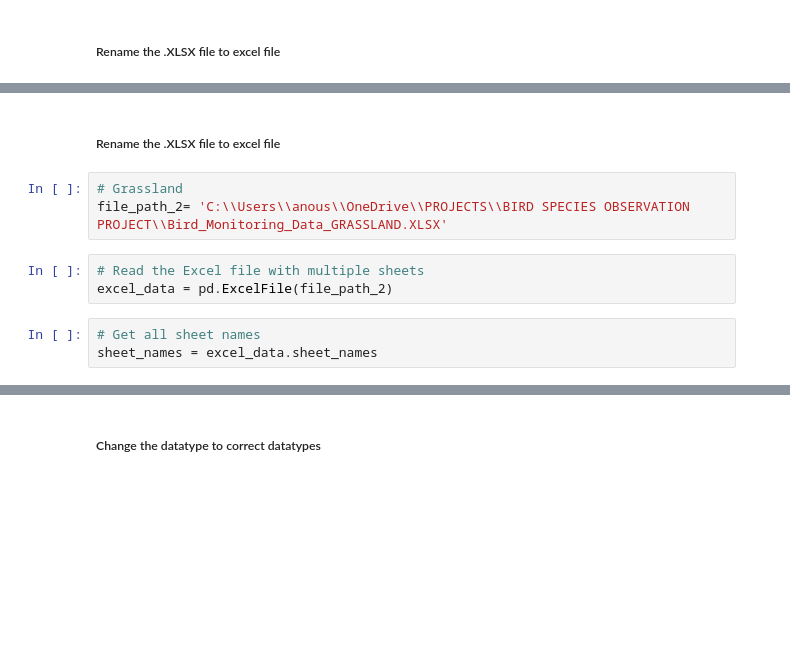
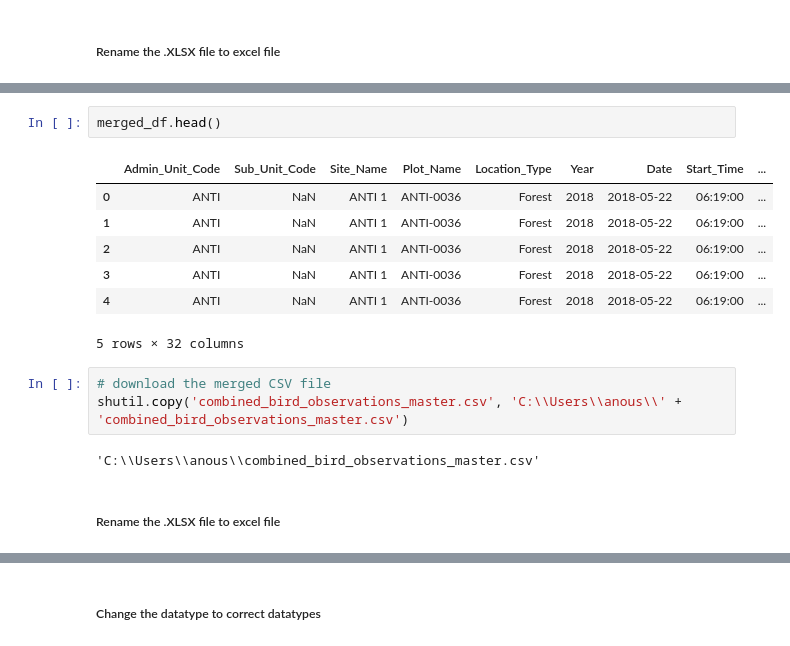
Before and after one commit to Anoushka-Thakur/Birds_species_analysis_report, a Jupyter notebook: birds_observation_analysis.ipynb, the cells around one changed output, grey strips where cells are left out. Drawn from its saved outputs; the diff is of its cells as text; blank space fills up the shorter version.

```diff
--- a/birds_observation_analysis.ipynb
+++ b/birds_observation_analysis.ipynb
@@ -71,11 +194,17 @@ print(combined_data_1)
+# %%
+merged_df.head()
+# %% [output]
+|  | Admin_Unit_Code | Sub_Unit_Code | Site_Name | Plot_Name | Location_Type | Year | Date | Start_Time | ... |
+| 0 | ANTI | NaN | ANTI 1 | ANTI-0036 | Forest | 2018 | 2018-05-22 | 06:19:00 | ... |
+| 1 | ANTI | NaN | ANTI 1 | ANTI-0036 | Forest | 2018 | 2018-05-22 | 06:19:00 | ... |
+| 2 | ANTI | NaN | ANTI 1 | ANTI-0036 | Forest | 2018 | 2018-05-22 | 06:19:00 | ... |
+| 3 | ANTI | NaN | ANTI 1 | ANTI-0036 | Forest | 2018 | 2018-05-22 | 06:19:00 | ... |
+| 4 | ANTI | NaN | ANTI 1 | ANTI-0036 | Forest | 2018 | 2018-05-22 | 06:19:00 | ... |
+5 rows × 32 columns
+# %%
+# download the merged CSV file
+shutil.copy('combined_bird_observations_master.csv', 'C:\\Users\\anous\\' + 'combined_bird_observations_master.csv')
+# %% [output]
+'C:\\Users\\anous\\combined_bird_observations_master.csv'
 # %% [markdown]
 ##### Rename the .XLSX file to excel file
-# %%
-# Grassland
-file_path_2= 'C:\\Users\\anous\\OneDrive\\PROJECTS\\BIRD SPECIES OBSERVATION PROJECT\\Bird_Monitoring_Data_GRASSLAND.XLSX'
-# %%
-# Read the Excel file with multiple sheets
-excel_data = pd.ExcelFile(file_path_2)
-# %%
-# Get all sheet names
-sheet_names = excel_data.sheet_names
```
Also changed, not shown: parts of 76 cells of this notebook, 9 other files.
